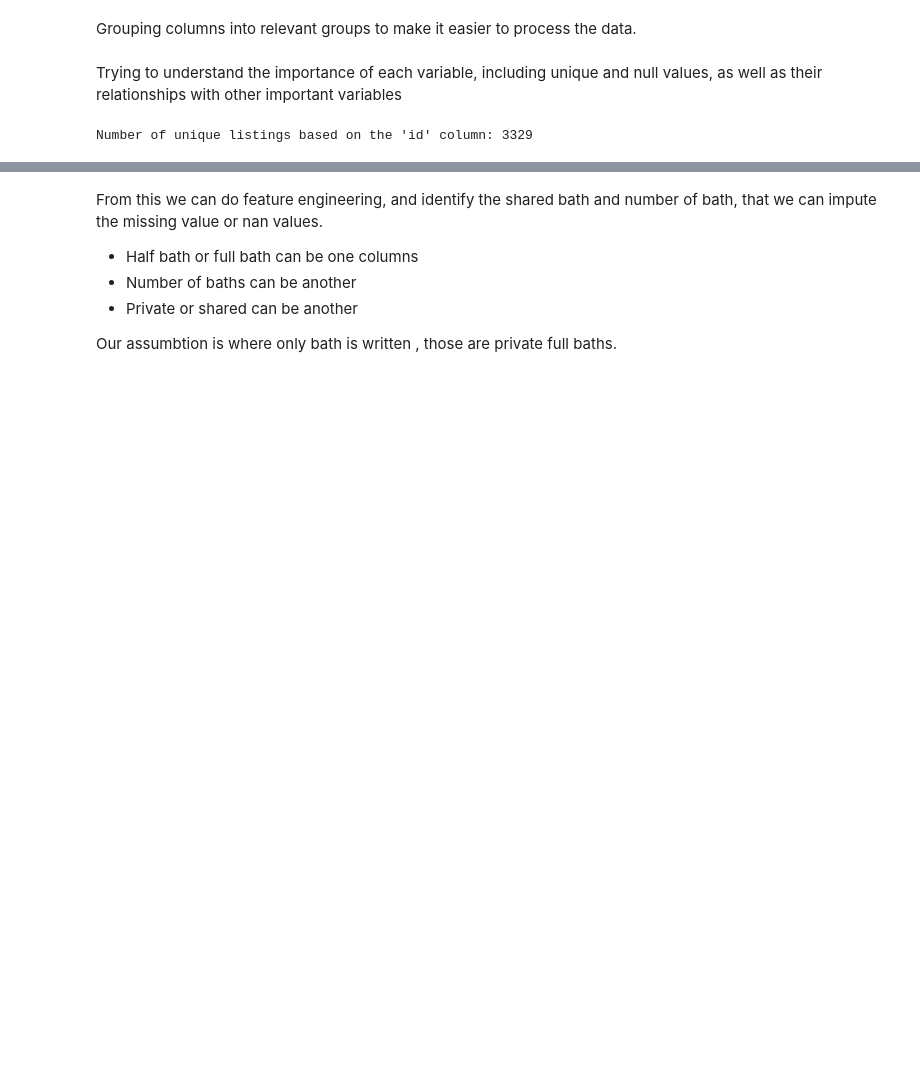
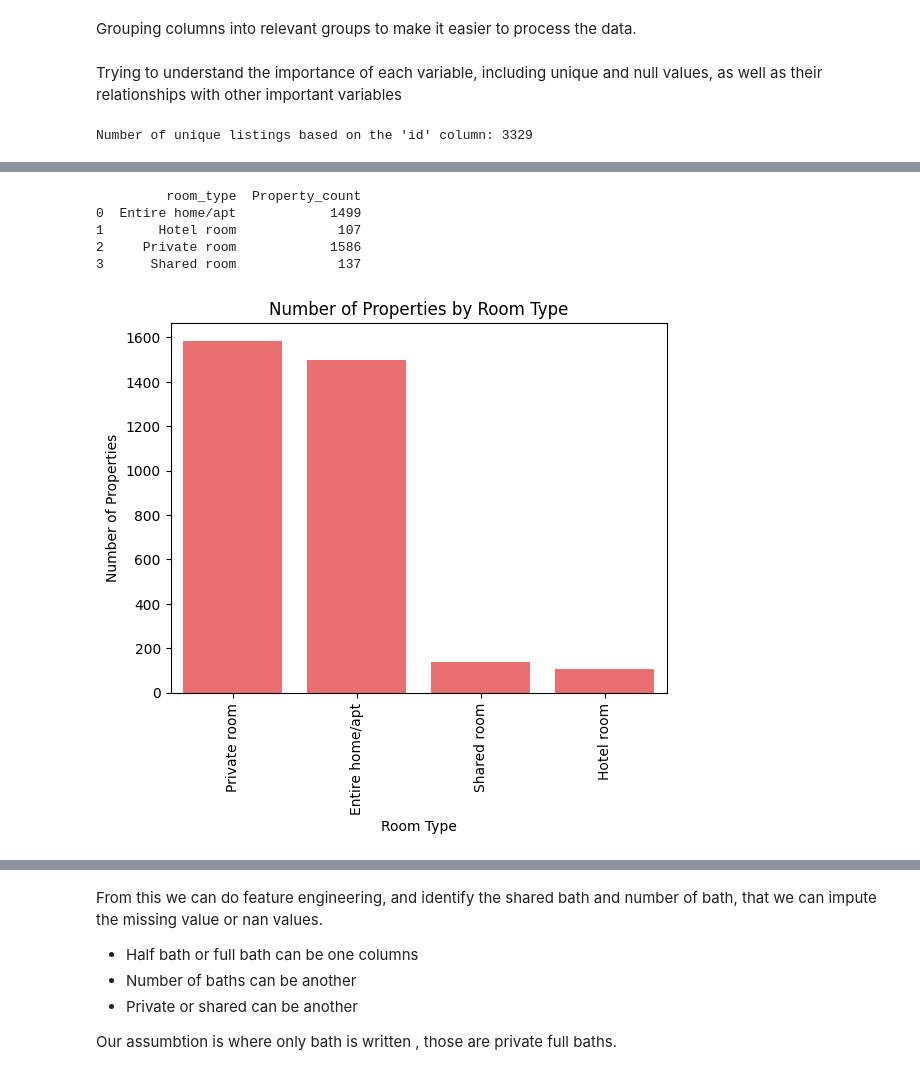
Before and after one commit to NeerajMehta15/Airbnb-Price-Predictor, a Jupyter notebook: EDA/EDA.ipynb, the cells around one changed output, grey strips where cells are left out. Drawn from its saved outputs; the diff is of its cells as text; code cells hidden in the pictures; blank space fills up the shorter version.

```diff
--- a/EDA/EDA.ipynb
+++ b/EDA/EDA.ipynb
@@ -158,0 +214,28 @@ bnb_listing.pivot_table(values='property_type', index='property_type', columns='
+# %%
+# Get unique room types
+unique_room_types = bnb_listing['room_type'].unique()
+
+# Group by room_type and count occurrences
+room_type_summary = bnb_listing.groupby('room_type').size().reset_index(name='Property_count')
+
+# Print the room type summary
+print(room_type_summary)
+
+# Create a bar graph for the same with Airbnb pink color
+sns.barplot(x='room_type', y='Property_count',
+            data=room_type_summary.sort_values(by='Property_count', ascending=False),
+            color='#FF5A5F')
+
+# Customize the plot
+plt.xticks(rotation=90)  # Rotate x-axis labels for better readability
+plt.title('Number of Properties by Room Type')
+plt.xlabel('Room Type')
+plt.ylabel('Number of Properties')
+plt.show()
+# %% [output]
+         room_type  Property_count
+0  Entire home/apt            1499
+1       Hotel room             107
+2     Private room            1586
+3      Shared room             137
+[figure, added]
```
Also changed, not shown: parts of 59 cells of this notebook.
